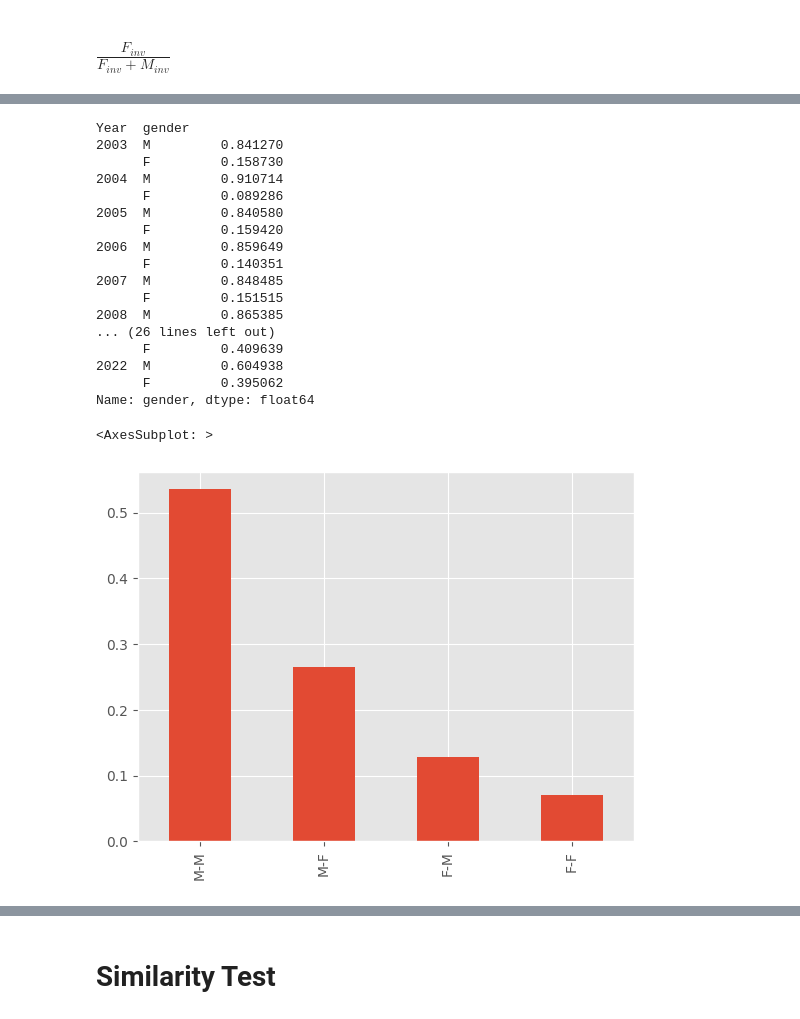
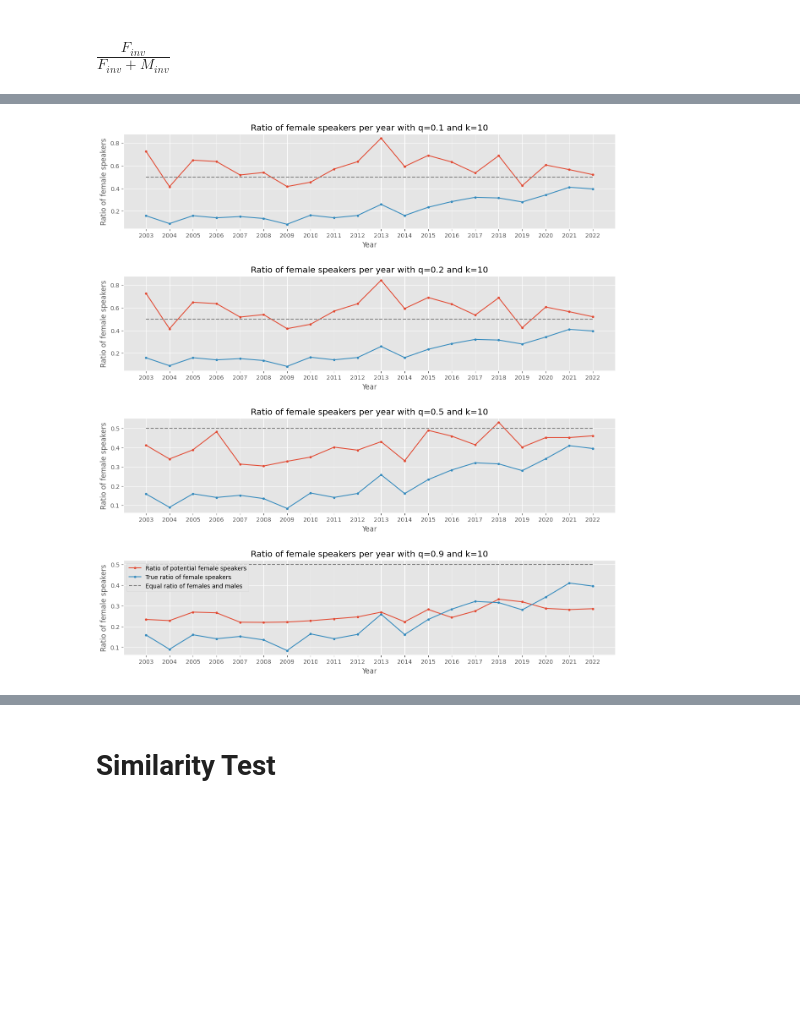
Before and after one commit to mariespedersen/Thesis_github, a Jupyter notebook: Similarity_Matching.ipynb, the cells around one changed output, grey strips where cells are left out. Saved outputs shown, nothing was run; the diff lists cells and outputs as text; code cells hidden in the pictures; blank space fills up the shorter version.

```diff
--- a/Similarity_Matching.ipynb
+++ b/Similarity_Matching.ipynb
@@ -771,25 +491,25 @@ plt.tight_layout()
-# %%
-df_Invited.groupby('Year')['gender'].value_counts(normalize=True)
-# %% [output]
-Year  gender
-2003  M         0.841270
-      F         0.158730
-2004  M         0.910714
-      F         0.089286
-2005  M         0.840580
-      F         0.159420
-2006  M         0.859649
-      F         0.140351
-2007  M         0.848485
-      F         0.151515
-2008  M         0.865385
-... (26 lines left out)
-      F         0.409639
-2022  M         0.604938
-      F         0.395062
-Name: gender, dtype: float64
-# %%
-df2['Control'].value_counts(normalize=True).plot(kind='bar')
-# %% [output]
-<AxesSubplot: >
-[figure, removed]
+# %%
+plt.figure(figsize=(15, 16))
+plt.subplots_adjust(hspace=0.5)
+q_list = [0.1,0.2,0.5,0.9]
+
+for n, q in enumerate(q_list):
+    ax = plt.subplot(len(q_list), 1, n + 1)
+
+    _, total_list = knn_on_source(df,k=10,q=q)
+
+    ax.plot(range(2003,2023),total_list,marker='.',label='Ratio of potential female speakers')
+    # Plot the true ratio
+    True_list = df_Invited.groupby('Year')['gender'].value_counts(normalize=True).unstack()['F'].values
+    ax.plot(range(2003,2023),True_list,marker='.',label='True ratio of female speakers')
+
+    ax.set_xticks(range(2003,2023,1))
+    ax.set_xlabel('Year')
+    ax.set_ylabel('Ratio of female speakers')
+    ax.set_title('Ratio of female speakers per year with q='+str(q)+' and k=' + str(10))
+    ax.hlines(0.5,2003,2022,linestyles='dashed',colors='grey', label='Equal ratio of females and males')
+
+plt.legend()
+plt.show()
+# %% [output]
+[figure, added]
```
Also changed, not shown: parts of 23 cells of this notebook.
